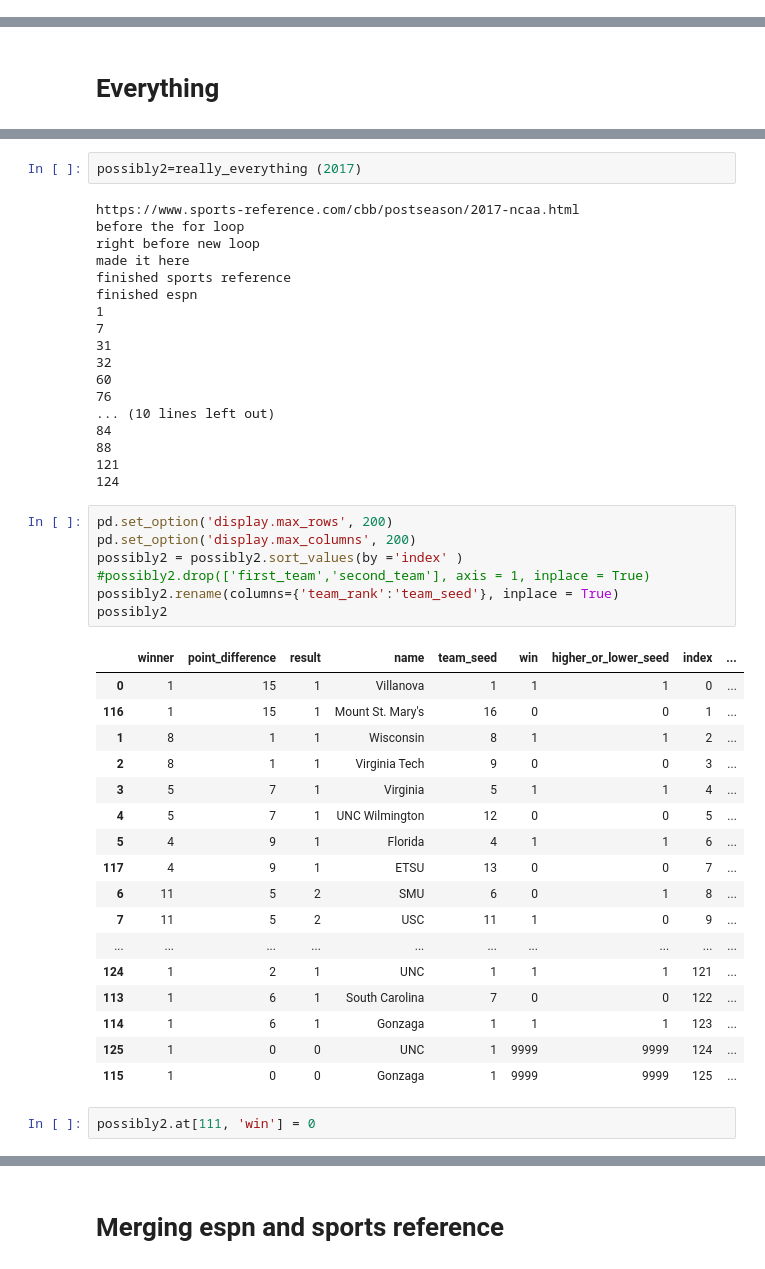
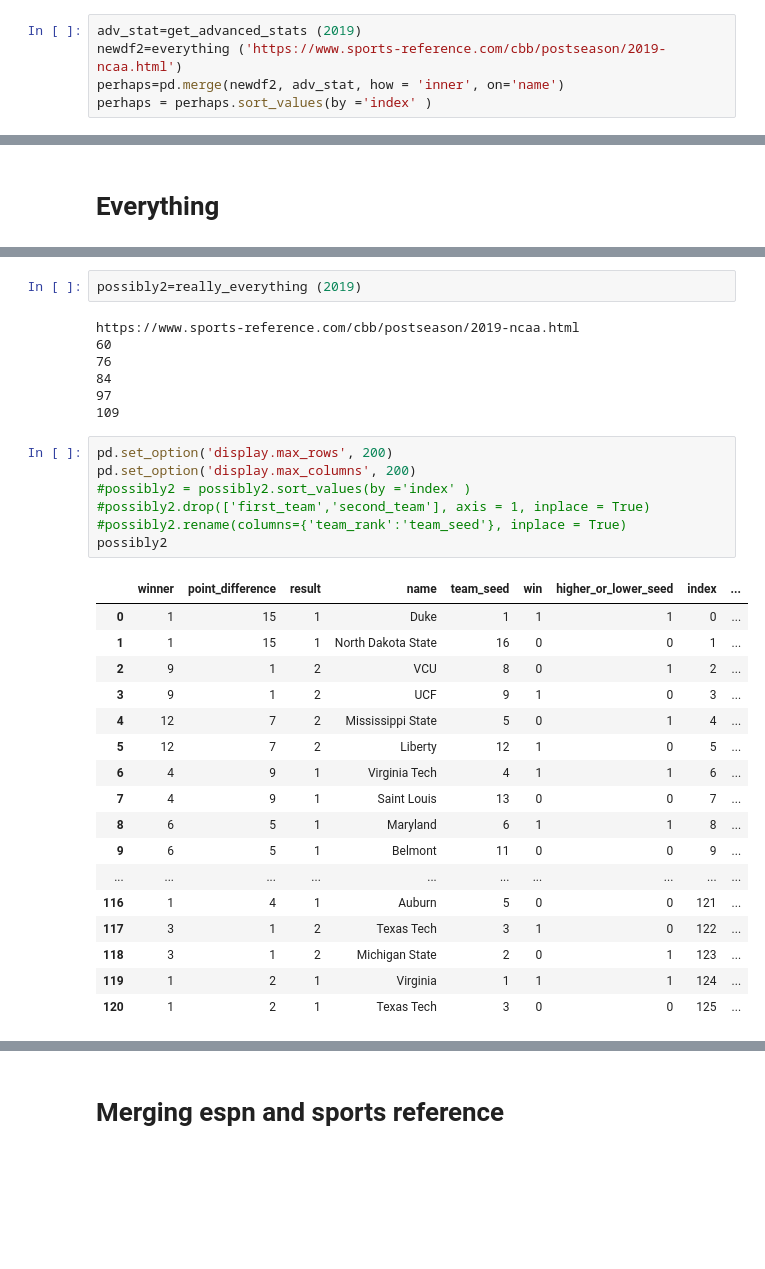
Before and after one commit to amazurek1/march_madness_predictions, a Jupyter notebook: Good_jupyter_notebooks/Remembering_myWork-Copy1.ipynb, the cells around one changed output, grey strips where cells are left out. Drawn from its saved outputs; the diff is of its cells as text; blank space fills up the shorter version.

```diff
--- a/Good_jupyter_notebooks/Remembering_myWork-Copy1.ipynb
+++ b/Good_jupyter_notebooks/Remembering_myWork-Copy1.ipynb
@@ -818,0 +867,5 @@ df2
+# %%
+adv_stat=get_advanced_stats (2019)
+newdf2=everything ('https://www.sports-reference.com/cbb/postseason/2019-ncaa.html')
+perhaps=pd.merge(newdf2, adv_stat, how = 'inner', on='name')
+perhaps = perhaps.sort_values(by ='index' )
@@ -862,49 +960,36 @@ def really_everything (year):
 
     return possibly2
 # %%
-possibly2=really_everything (2017)
+possibly2=really_everything (2019)
 # %% [output]
-https://www.sports-reference.com/cbb/postseason/2017-ncaa.html
-before the for loop
-right before new loop
-made it here
-finished sports reference
-finished espn
-1
-7
-31
-32
+https://www.sports-reference.com/cbb/postseason/2019-ncaa.html
 60
 76
-... (10 lines left out)
 84
-88
-121
-124
+97
+109
 # %%
 pd.set_option('display.max_rows', 200)
 pd.set_option('display.max_columns', 200)
-possibly2 = possibly2.sort_values(by ='index' )
+#possibly2 = possibly2.sort_values(by ='index' )
 #possibly2.drop(['first_team','second_team'], axis = 1, inplace = True)
-possibly2.rename(columns={'team_rank':'team_seed'}, inplace = True)
+#possibly2.rename(columns={'team_rank':'team_seed'}, inplace = True)
 possibly2
 # %% [output]
 |  | winner | point_difference | result | name | team_seed | win | higher_or_lower_seed | index | ... |
-| 0 | 1 | 15 | 1 | Villanova | 1 | 1 | 1 | 0 | ... |
-| 116 | 1 | 15 | 1 | Mount St. Mary's | 16 | 0 | 0 | 1 | ... |
-| 1 | 8 | 1 | 1 | Wisconsin | 8 | 1 | 1 | 2 | ... |
-| 2 | 8 | 1 | 1 | Virginia Tech | 9 | 0 | 0 | 3 | ... |
-| 3 | 5 | 7 | 1 | Virginia | 5 | 1 | 1 | 4 | ... |
-| 4 | 5 | 7 | 1 | UNC Wilmington | 12 | 0 | 0 | 5 | ... |
-| 5 | 4 | 9 | 1 | Florida | 4 | 1 | 1 | 6 | ... |
-| 117 | 4 | 9 | 1 | ETSU | 13 | 0 | 0 | 7 | ... |
-| 6 | 11 | 5 | 2 | SMU | 6 | 0 | 1 | 8 | ... |
-| 7 | 11 | 5 | 2 | USC | 11 | 1 | 0 | 9 | ... |
+| 0 | 1 | 15 | 1 | Duke | 1 | 1 | 1 | 0 | ... |
+| 1 | 1 | 15 | 1 | North Dakota State | 16 | 0 | 0 | 1 | ... |
+| 2 | 9 | 1 | 2 | VCU | 8 | 0 | 1 | 2 | ... |
+| 3 | 9 | 1 | 2 | UCF | 9 | 1 | 0 | 3 | ... |
+| 4 | 12 | 7 | 2 | Mississippi State | 5 | 0 | 1 | 4 | ... |
+| 5 | 12 | 7 | 2 | Liberty | 12 | 1 | 0 | 5 | ... |
+| 6 | 4 | 9 | 1 | Virginia Tech | 4 | 1 | 1 | 6 | ... |
+| 7 | 4 | 9 | 1 | Saint Louis | 13 | 0 | 0 | 7 | ... |
+| 8 | 6 | 5 | 1 | Maryland | 6 | 1 | 1 | 8 | ... |
+| 9 | 6 | 5 | 1 | Belmont | 11 | 0 | 0 | 9 | ... |
 | ... | ... | ... | ... | ... | ... | ... | ... | ... | ... |
-| 124 | 1 | 2 | 1 | UNC | 1 | 1 | 1 | 121 | ... |
-| 113 | 1 | 6 | 1 | South Carolina | 7 | 0 | 0 | 122 | ... |
-| 114 | 1 | 6 | 1 | Gonzaga | 1 | 1 | 1 | 123 | ... |
-| 125 | 1 | 0 | 0 | UNC | 1 | 9999 | 9999 | 124 | ... |
-| 115 | 1 | 0 | 0 | Gonzaga | 1 | 9999 | 9999 | 125 | ... |
+| 116 | 1 | 4 | 1 | Auburn | 5 | 0 | 0 | 121 | ... |
+| 117 | 3 | 1 | 2 | Texas Tech | 3 | 1 | 0 | 122 | ... |
+| 118 | 3 | 1 | 2 | Michigan State | 2 | 0 | 1 | 123 | ... |
+| 119 | 1 | 2 | 1 | Virginia | 1 | 1 | 1 | 124 | ... |
+| 120 | 1 | 2 | 1 | Texas Tech | 3 | 0 | 0 | 125 | ... |
-# %%
-possibly2.at[111, 'win'] = 0
```
Also changed, not shown: parts of 12 cells of this notebook.
